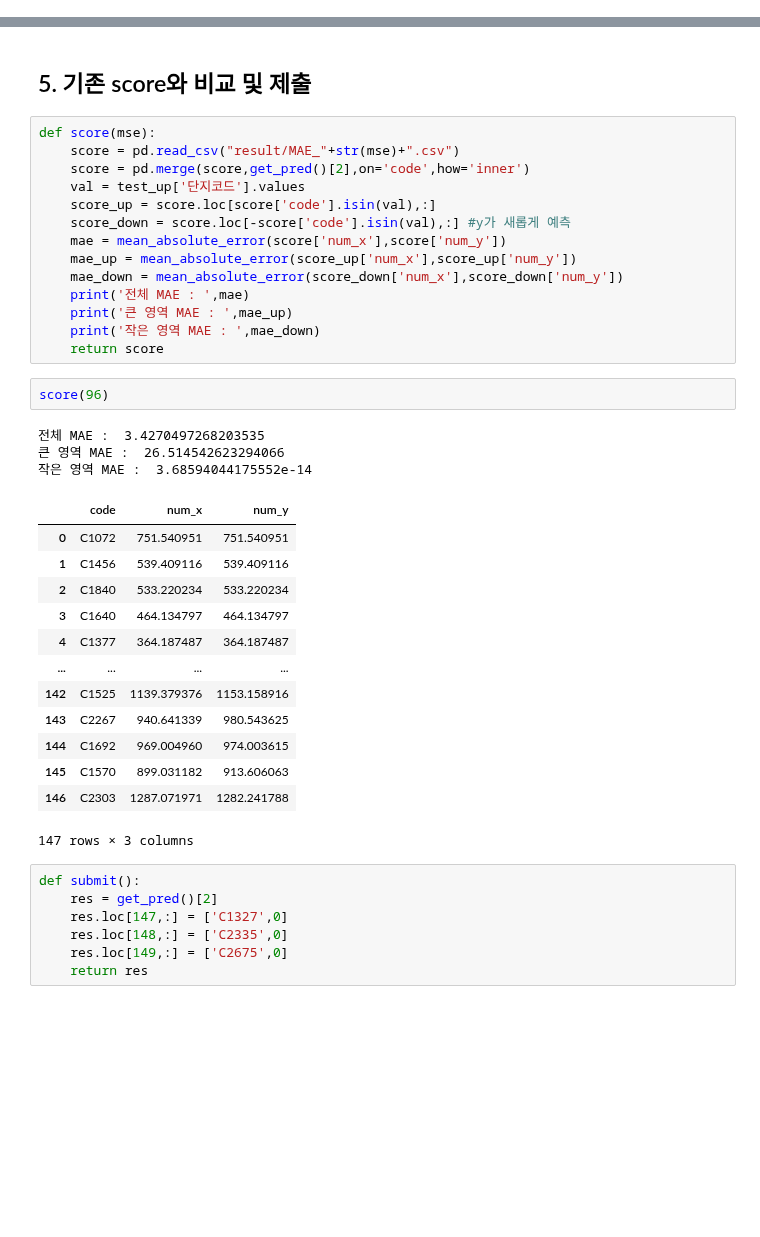
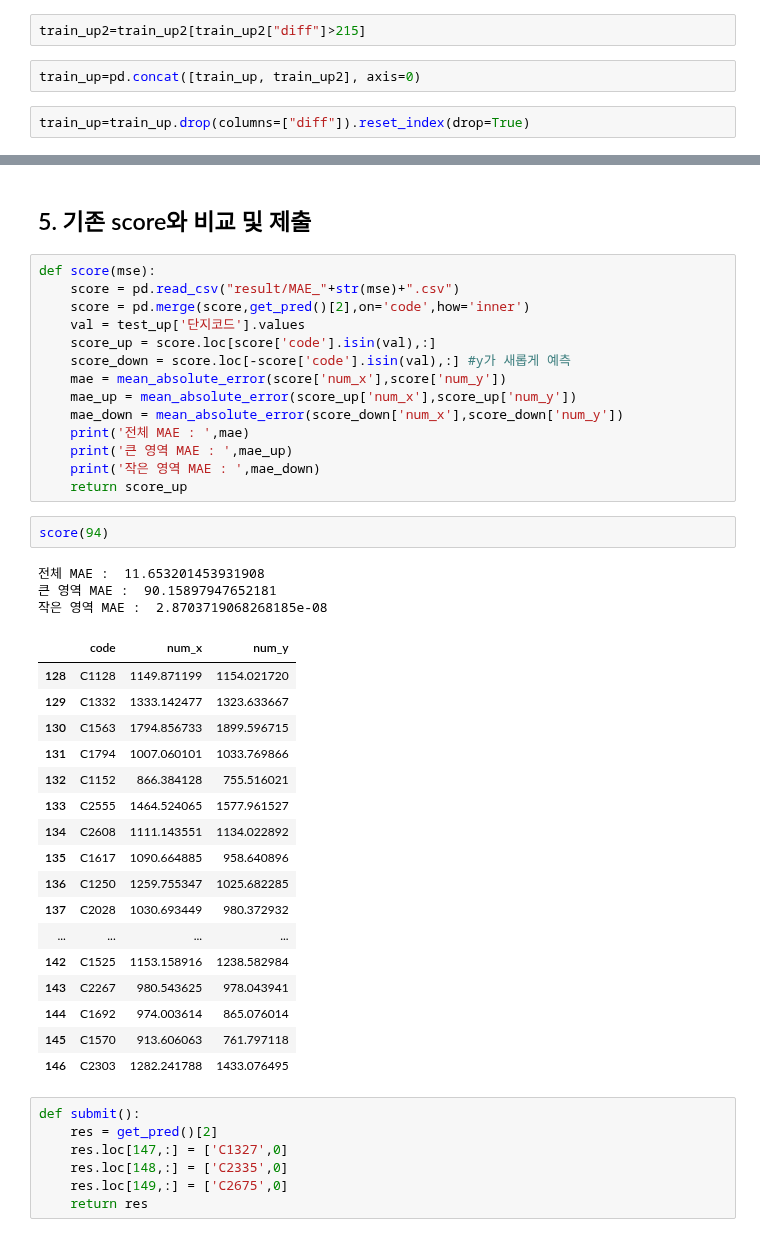
Before and after one commit to whdbfla6/Daesamanlap, a Jupyter notebook: Final/BASE_young.ipynb, the cells around one changed output, grey strips where cells are left out. Drawn from its saved outputs; the diff is of its cells as text; blank space fills up the shorter version.

```diff
--- a/Final/BASE_young.ipynb
+++ b/Final/BASE_young.ipynb
@@ -170,0 +202,6 @@ test_down = test_one[test_one['단지내주차면수']<987].reset_index(drop=Tru
+# %%
+train_up2=train_up2[train_up2["diff"]>215]
+# %%
+train_up=pd.concat([train_up, train_up2], axis=0)
+# %%
+train_up=train_up.drop(columns=["diff"]).reset_index(drop=True)
@@ -418,26 +461,30 @@ def score(mse):
     print('전체 MAE : ',mae)
     print('큰 영역 MAE : ',mae_up)
     print('작은 영역 MAE : ',mae_down)
-    return score
+    return score_up
 # %%
-score(96)
+score(94)
 # %% [output]
-전체 MAE :  3.4270497268203535
-큰 영역 MAE :  26.514542623294066
-작은 영역 MAE :  3.68594044175552e-14
+전체 MAE :  11.653201453931908
+큰 영역 MAE :  90.15897947652181
+작은 영역 MAE :  2.8703719068268185e-08
 |  | code | num_x | num_y |
-| 0 | C1072 | 751.540951 | 751.540951 |
-| 1 | C1456 | 539.409116 | 539.409116 |
-| 2 | C1840 | 533.220234 | 533.220234 |
-| 3 | C1640 | 464.134797 | 464.134797 |
-| 4 | C1377 | 364.187487 | 364.187487 |
+| 128 | C1128 | 1149.871199 | 1154.021720 |
+| 129 | C1332 | 1333.142477 | 1323.633667 |
+| 130 | C1563 | 1794.856733 | 1899.596715 |
+| 131 | C1794 | 1007.060101 | 1033.769866 |
+| 132 | C1152 | 866.384128 | 755.516021 |
+| 133 | C2555 | 1464.524065 | 1577.961527 |
+| 134 | C2608 | 1111.143551 | 1134.022892 |
+| 135 | C1617 | 1090.664885 | 958.640896 |
+| 136 | C1250 | 1259.755347 | 1025.682285 |
+| 137 | C2028 | 1030.693449 | 980.372932 |
 | ... | ... | ... | ... |
-| 142 | C1525 | 1139.379376 | 1153.158916 |
-| 143 | C2267 | 940.641339 | 980.543625 |
-| 144 | C1692 | 969.004960 | 974.003615 |
-| 145 | C1570 | 899.031182 | 913.606063 |
-| 146 | C2303 | 1287.071971 | 1282.241788 |
+| 142 | C1525 | 1153.158916 | 1238.582984 |
+| 143 | C2267 | 980.543625 | 978.043941 |
+| 144 | C1692 | 974.003614 | 865.076014 |
+| 145 | C1570 | 913.606063 | 761.797118 |
+| 146 | C2303 | 1282.241788 | 1433.076495 |
-147 rows × 3 columns
 # %%
 def submit():
     res = get_pred()[2]
```
Also changed, not shown: parts of 11 cells of this notebook, 5 other files.
